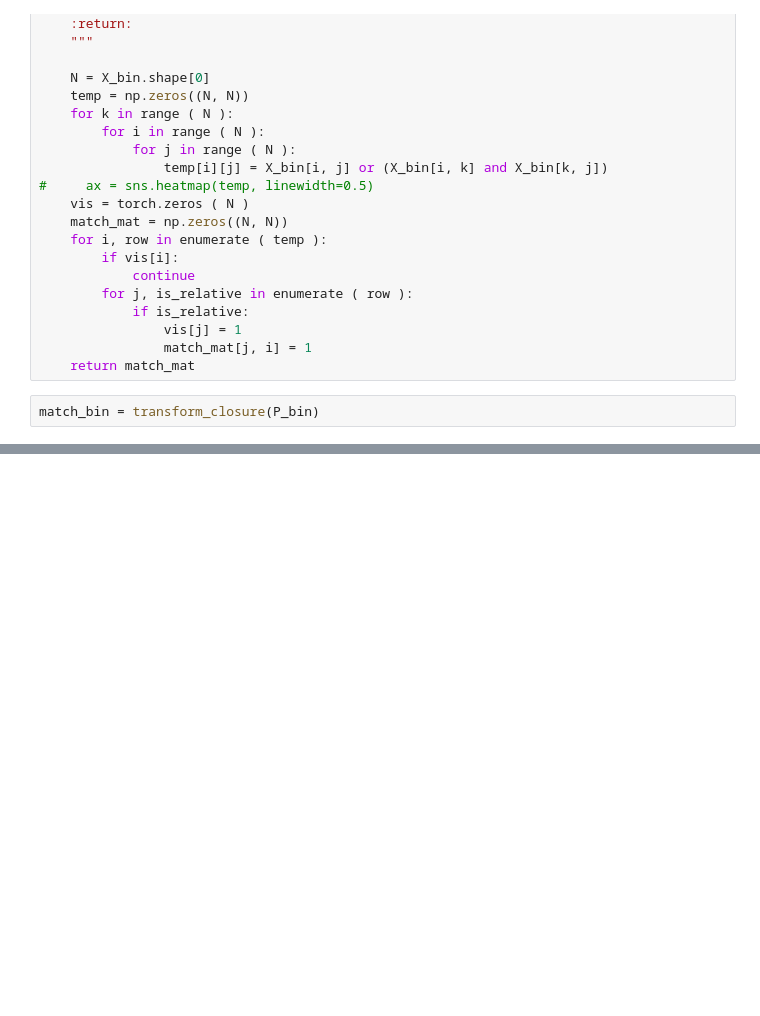
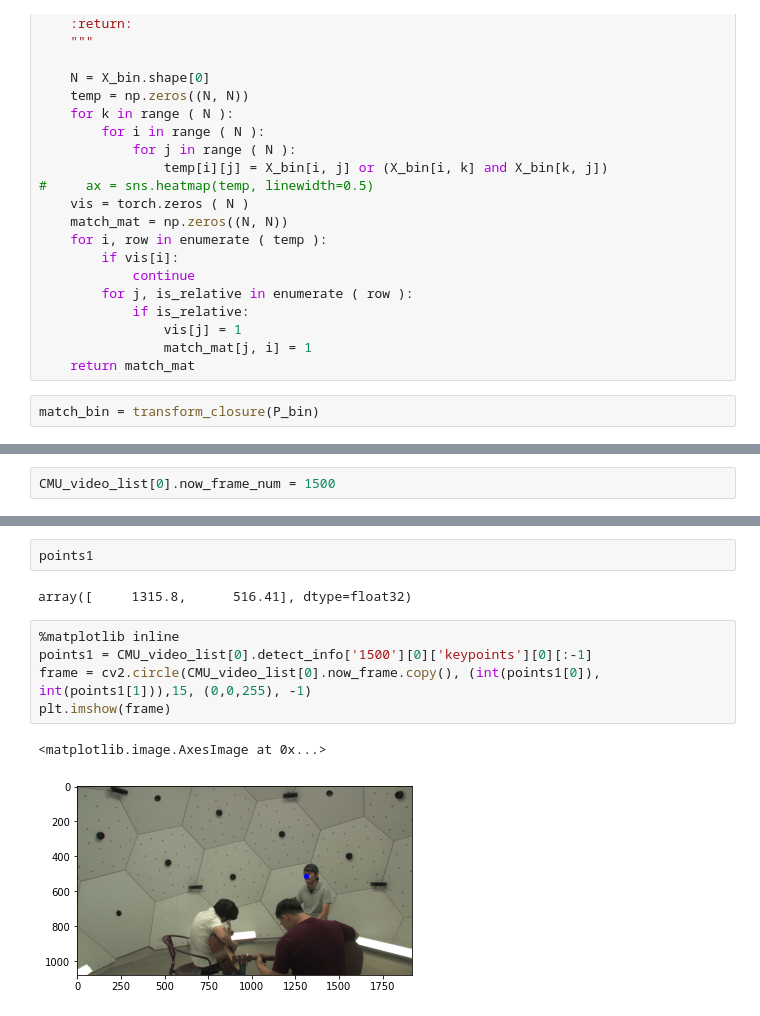
Before and after one commit to andy1213aa/anti_masking, a Jupyter notebook: mvpose.ipynb, the cells around one changed output, grey strips where cells are left out. Saved outputs shown, nothing was run; the diff lists cells and outputs as text; blank space fills up the shorter version.

```diff
--- a/mvpose.ipynb
+++ b/mvpose.ipynb
@@ -928,0 +983,2 @@ ax = sns.heatmap(match_bin, linewidth=0.5)
+# %%
+CMU_video_list[0].now_frame_num = 1500
@@ -928,0 +988,12 @@ ax = sns.heatmap(match_bin, linewidth=0.5)
+# %%
+points1
+# %% [output]
+array([     1315.8,      516.41], dtype=float32)
+# %%
+%matplotlib inline
+points1 = CMU_video_list[0].detect_info['1500'][0]['keypoints'][0][:-1]
+frame = cv2.circle(CMU_video_list[0].now_frame.copy(), (int(points1[0]), int(points1[1])),15, (0,0,255), -1)
+plt.imshow(frame)
+# %% [output]
+<matplotlib.image.AxesImage at 0x...>
+[figure, added]
```
Also changed, not shown: parts of 39 cells of this notebook, 1 other file.
